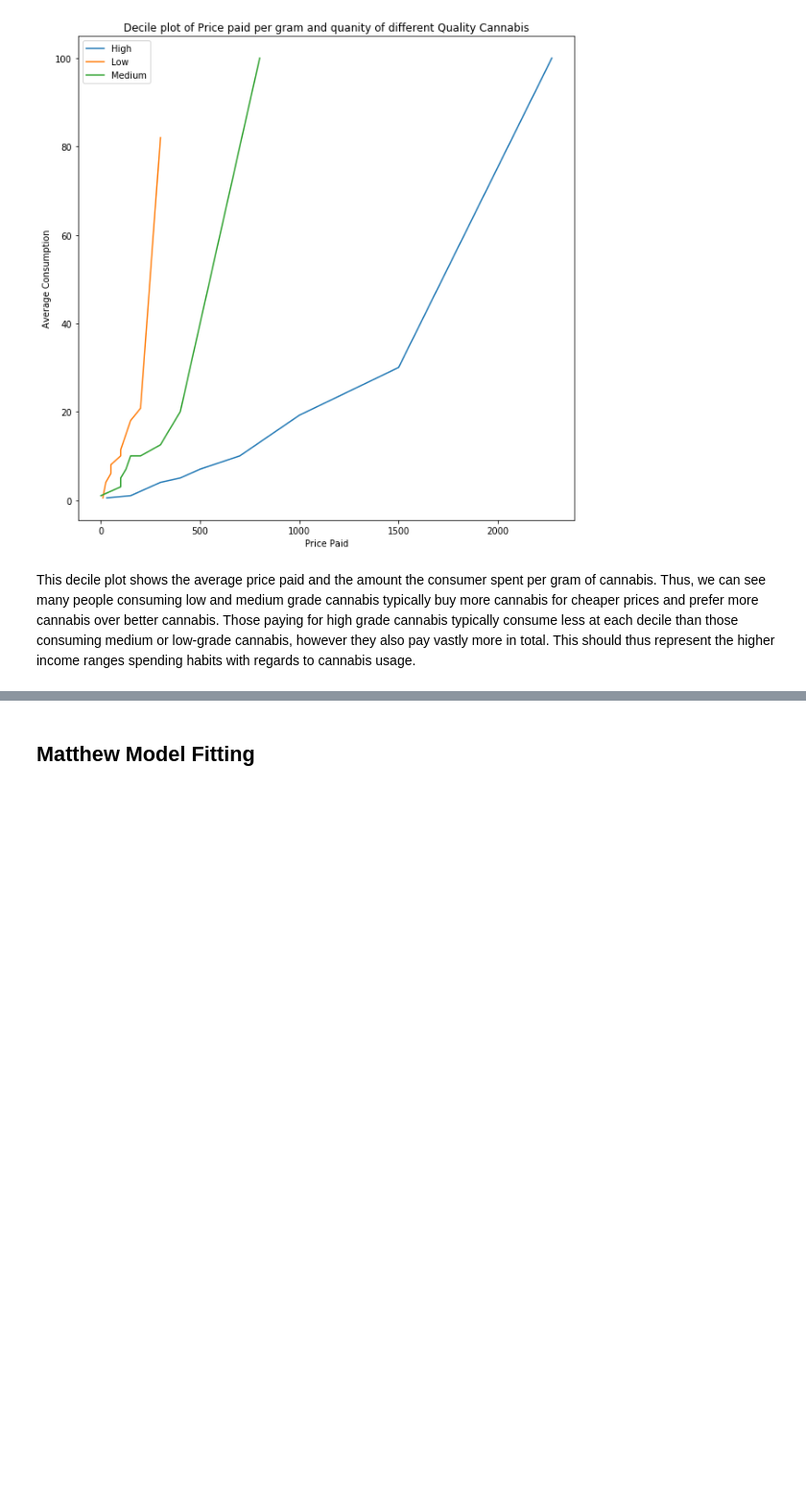
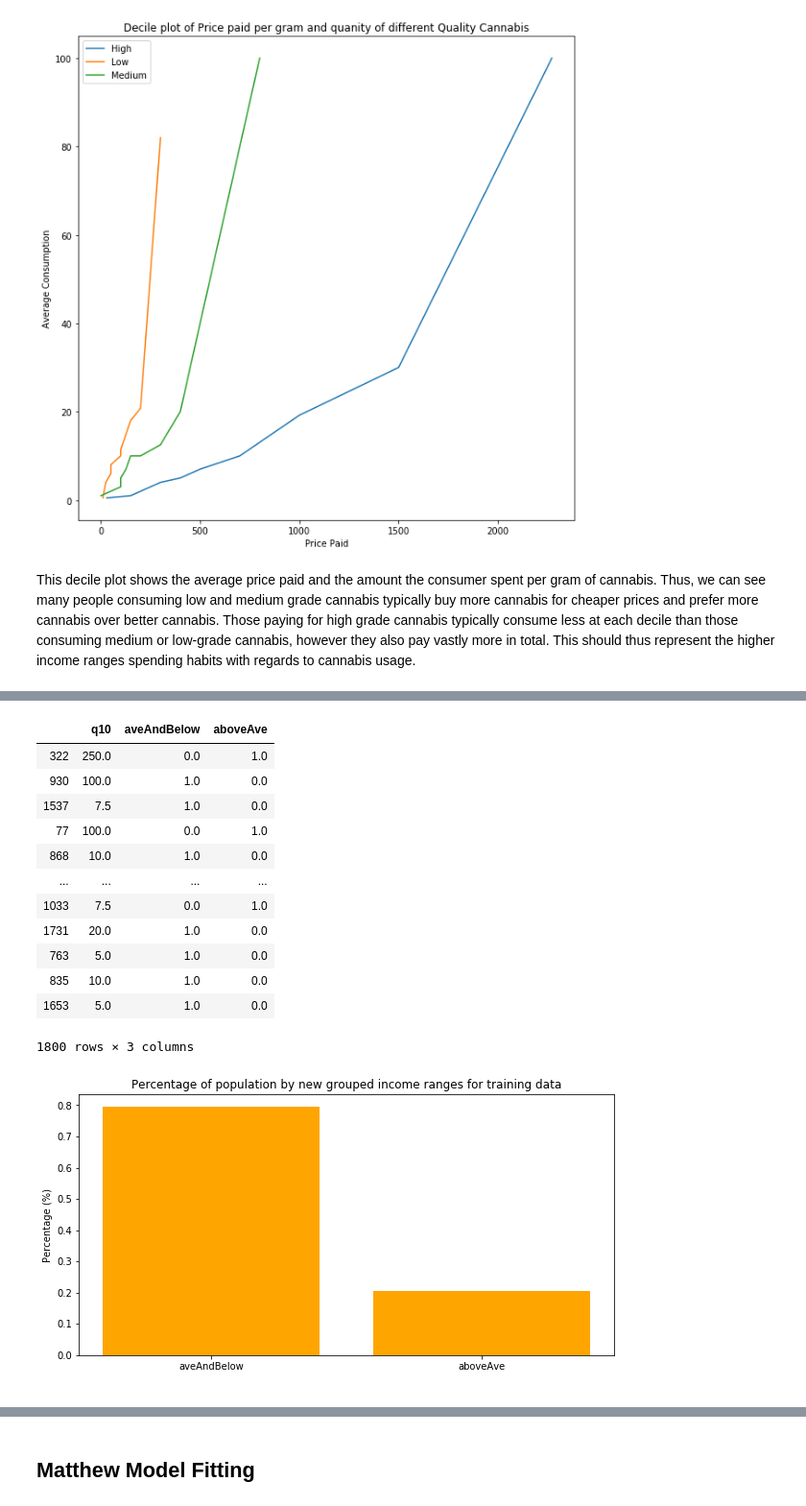
Before and after one commit to Matkicail/DAE-Project, a Jupyter notebook: daeRough.ipynb, the cells around one changed output, grey strips where cells are left out. Shown at 96% size. Drawn from its saved outputs; the diff is of its cells as text; code cells hidden in the pictures; blank space fills up the shorter version.

```diff
--- a/daeRough.ipynb
+++ b/daeRough.ipynb
@@ -2769,0 +2915,35 @@ This decile plot shows the average price paid and the amount the consumer spent
+# %%
+train, test = train_test_split(dfGrams, test_size=0.2,random_state = 0)
+# %%
+temps = train.copy()[['aveAndBelow','aboveAve']]
+
+display(train)
+
+columns = ['aveAndBelow','aboveAve']
+
+probs = []
+temp = np.count_nonzero(temps, axis=0)
+for col in temp[:]:
+    probs.append(col/np.sum(temp))
+
+plt.figure(figsize=(10,5))
+plt.title('Percentage of population by new grouped income ranges for training data')
+plt.xlabel(' ')
+plt.ylabel('Percentage (%)')
+plt.bar(['aveAndBelow','aboveAve'],probs,color="orange")
+plt.show()
+# %% [output]
+|  | q10 | aveAndBelow | aboveAve |
+| 322 | 250.0 | 0.0 | 1.0 |
+| 930 | 100.0 | 1.0 | 0.0 |
+| 1537 | 7.5 | 1.0 | 0.0 |
+| 77 | 100.0 | 0.0 | 1.0 |
+| 868 | 10.0 | 1.0 | 0.0 |
+| ... | ... | ... | ... |
+| 1033 | 7.5 | 0.0 | 1.0 |
+| 1731 | 20.0 | 1.0 | 0.0 |
+| 763 | 5.0 | 1.0 | 0.0 |
+| 835 | 10.0 | 1.0 | 0.0 |
+| 1653 | 5.0 | 1.0 | 0.0 |
+1800 rows × 3 columns
+[figure, added]
```
Also changed, not shown: parts of 40 cells of this notebook.
